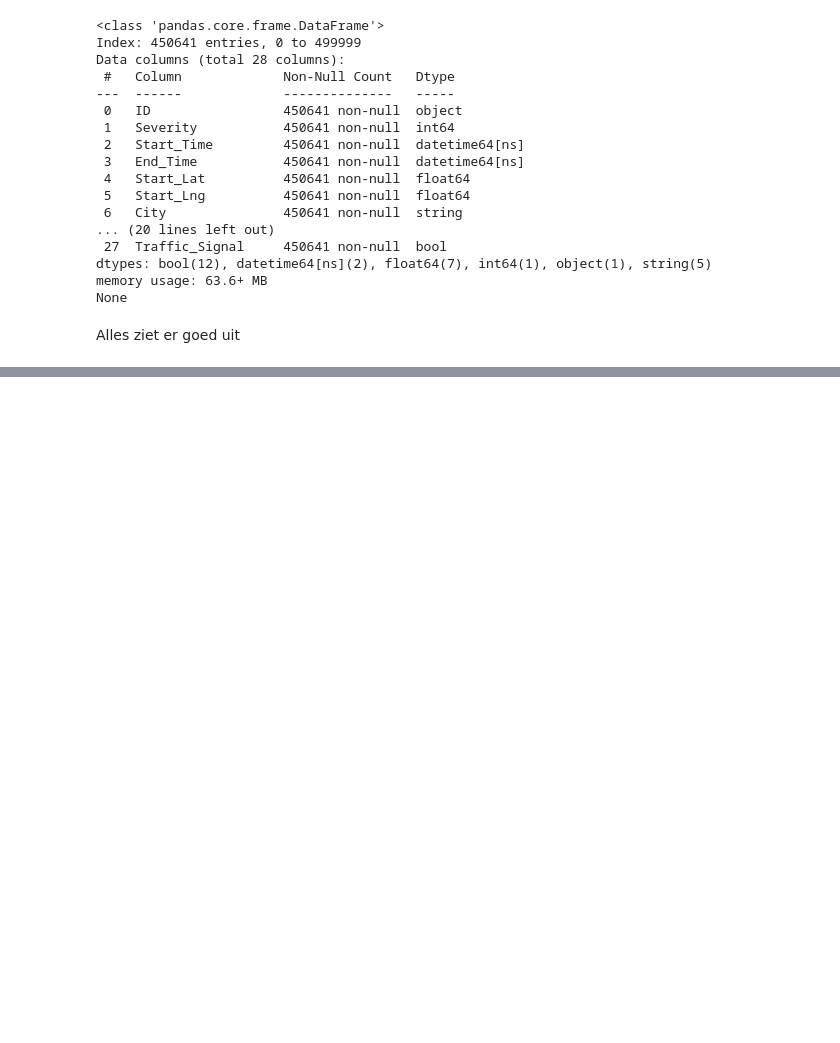
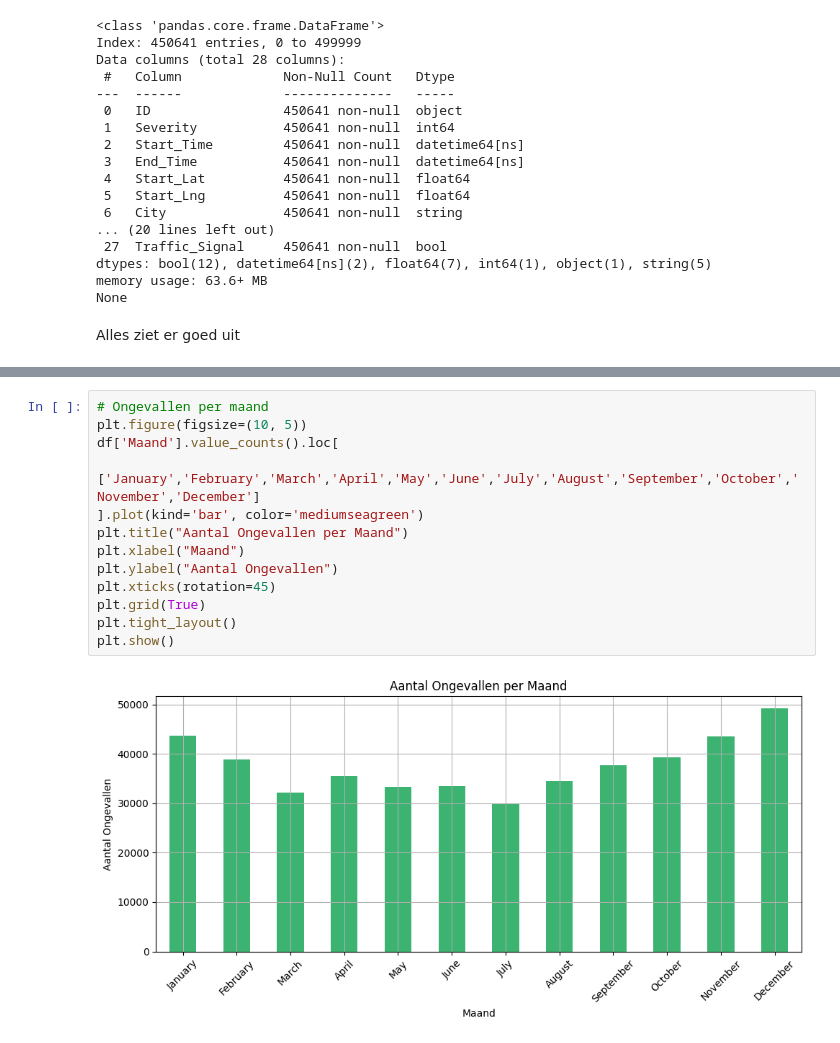
Before and after one commit to inalbekir/Portfolio, a Jupyter notebook: main.ipynb, the cells around one changed output, grey strips where cells are left out. Cells and saved outputs as stored; diff of their text form; blank space fills up the shorter version.

```diff
--- a/main.ipynb
+++ b/main.ipynb
@@ -315,0 +361,15 @@ Alles ziet er goed uit
+# %%
+# Ongevallen per maand
+plt.figure(figsize=(10, 5))
+df['Maand'].value_counts().loc[
+    ['January','February','March','April','May','June','July','August','September','October','November','December']
+].plot(kind='bar', color='mediumseagreen')
+plt.title("Aantal Ongevallen per Maand")
+plt.xlabel("Maand")
+plt.ylabel("Aantal Ongevallen")
+plt.xticks(rotation=45)
+plt.grid(True)
+plt.tight_layout()
+plt.show()
+# %% [output]
+[figure, added]
```
Also changed, not shown: parts of 6 cells of this notebook.
